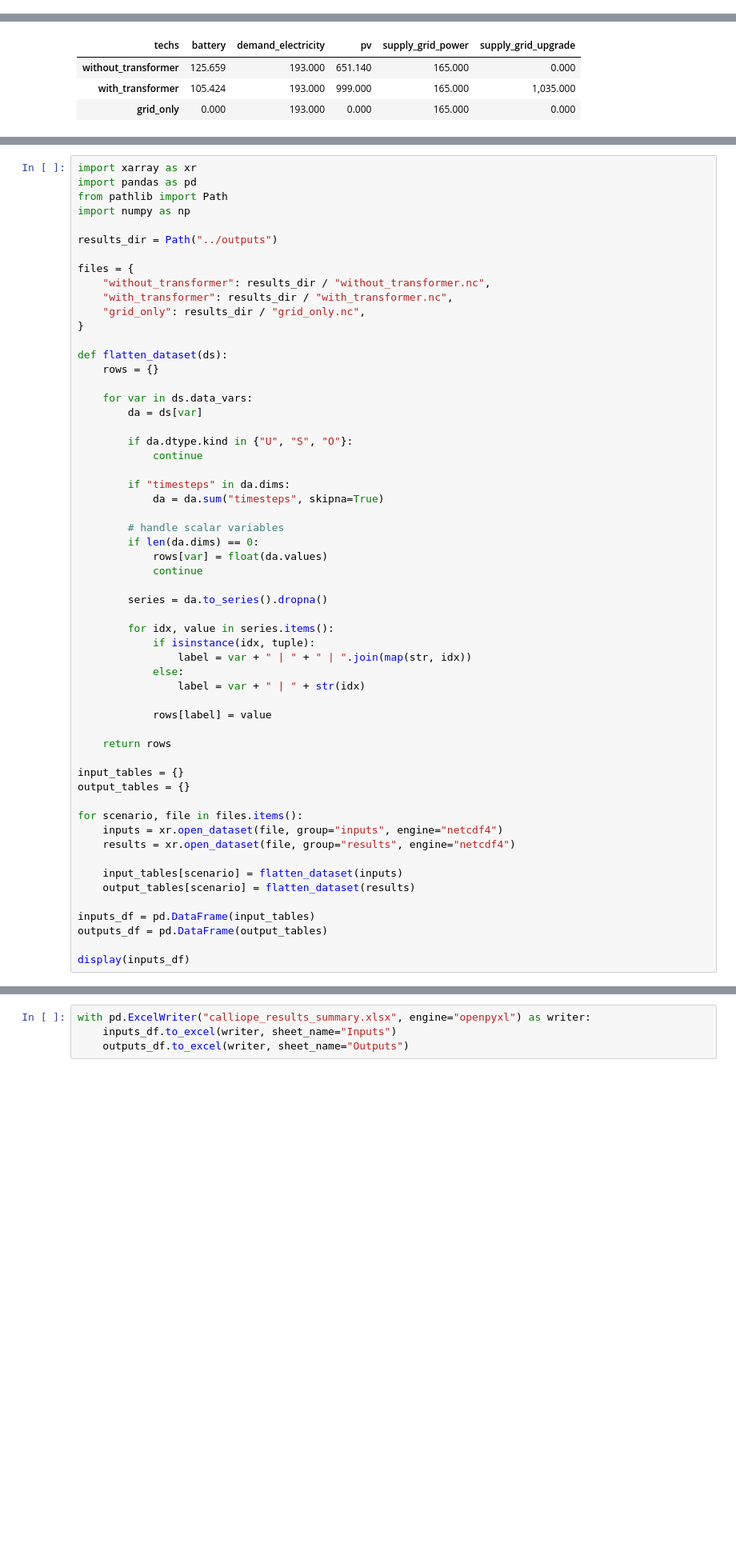
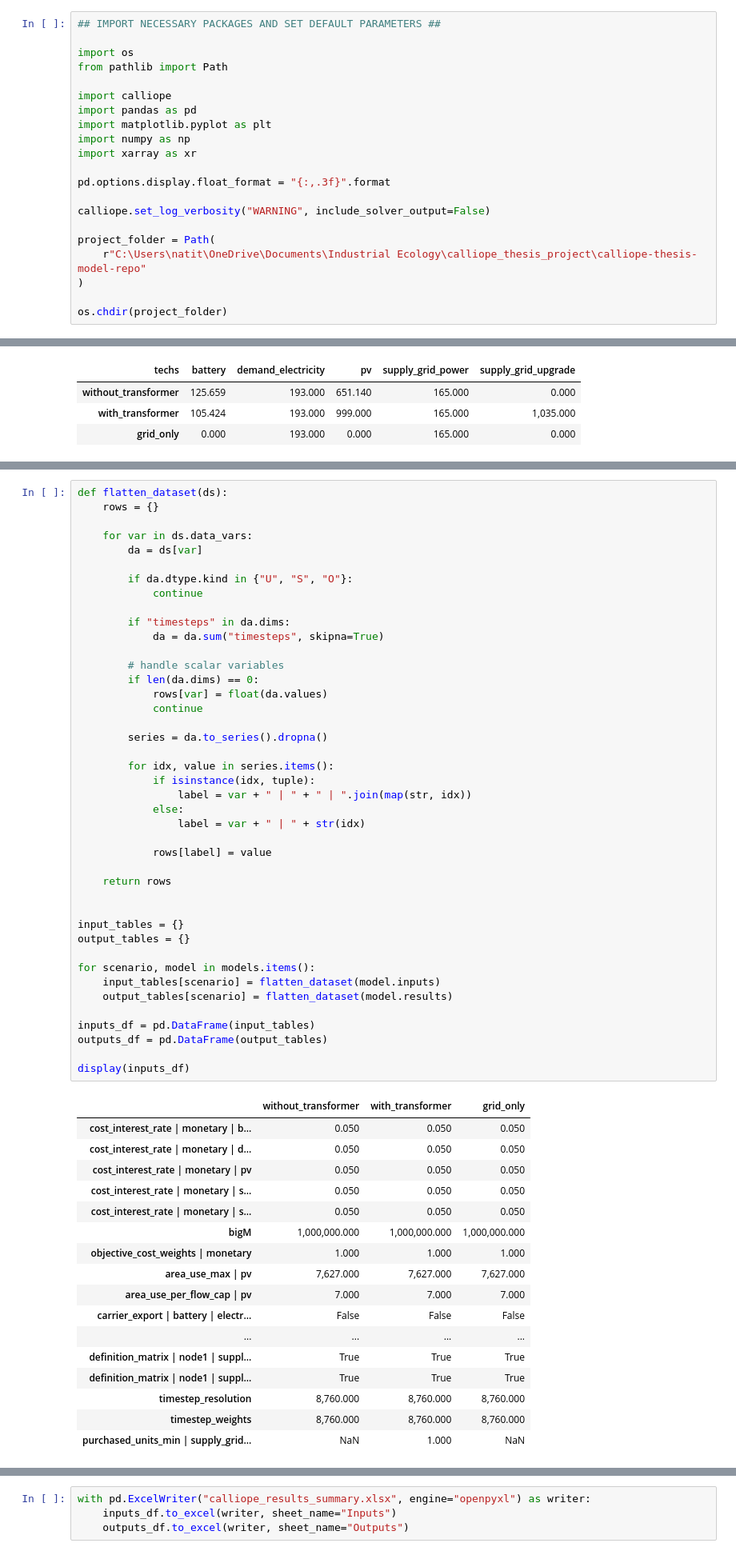
Before and after one commit to natitribaldos1/calliope-thesis-model-repo, a Jupyter notebook: notebooks/Calliope_Model_Run.ipynb, the cells around one changed output, grey strips where cells are left out. Shown at 80% size. Cells and saved outputs as stored; diff of their text form; blank space fills up the shorter version.

Commit message:
updated jupyter notebook to run model

```diff
--- a/notebooks/Calliope_Model_Run.ipynb
+++ b/notebooks/Calliope_Model_Run.ipynb
@@ -21,0 +1,21 @@ pd.options.display.float_format = "{:,.3f}".format
+# %%
+## IMPORT NECESSARY PACKAGES AND SET DEFAULT PARAMETERS ##
+
+import os
+from pathlib import Path
+
+import calliope
+import pandas as pd
+import matplotlib.pyplot as plt
+import numpy as np
+import xarray as xr
+
+pd.options.display.float_format = "{:,.3f}".format
+
+calliope.set_log_verbosity("WARNING", include_solver_output=False)
+
+project_folder = Path(
+    r"C:\Users\natit\OneDrive\Documents\Industrial Ecology\calliope_thesis_project\calliope-thesis-model-repo"
+)
+
+os.chdir(project_folder)
@@ -207,19 +257,6 @@ display(cost_df.round(3))
 | with_transformer | 210,000.000 | -27,306.030 | 716,167.866 | 101,856.164 | ... |
 | grid_only | 0.000 | 113,844.139 | 0.000 | 0.000 | ... |
 # %%
-import xarray as xr
-import pandas as pd
-from pathlib import Path
-import numpy as np
-
-results_dir = Path("../outputs")
-
-files = {
-    "without_transformer": results_dir / "without_transformer.nc",
-    "with_transformer": results_dir / "with_transformer.nc",
-    "grid_only": results_dir / "grid_only.nc",
-}
-
 def flatten_dataset(ds):
     rows = {}
 
@@ -230,38 +267,54 @@ def flatten_dataset(ds):
             continue
 
         if "timesteps" in da.dims:
             da = da.sum("timesteps", skipna=True)
 
         # handle scalar variables
         if len(da.dims) == 0:
             rows[var] = float(da.values)
             continue
 
         series = da.to_series().dropna()
 
         for idx, value in series.items():
             if isinstance(idx, tuple):
                 label = var + " | " + " | ".join(map(str, idx))
             else:
                 label = var + " | " + str(idx)
 
             rows[label] = value
 
     return rows
 
+
 input_tables = {}
 output_tables = {}
 
-for scenario, file in files.items():
-    inputs = xr.open_dataset(file, group="inputs", engine="netcdf4")
-    results = xr.open_dataset(file, group="results", engine="netcdf4")
-
-    input_tables[scenario] = flatten_dataset(inputs)
-    output_tables[scenario] = flatten_dataset(results)
+for scenario, model in models.items():
+    input_tables[scenario] = flatten_dataset(model.inputs)
+    output_tables[scenario] = flatten_dataset(model.results)
 
 inputs_df = pd.DataFrame(input_tables)
 outputs_df = pd.DataFrame(output_tables)
 
 display(inputs_df)
+# %% [output]
+|  | without_transformer | with_transformer | grid_only |
+| cost_interest_rate | monetary | b... | 0.050 | 0.050 | 0.050 |
+| cost_interest_rate | monetary | d... | 0.050 | 0.050 | 0.050 |
+| cost_interest_rate | monetary | pv | 0.050 | 0.050 | 0.050 |
+| cost_interest_rate | monetary | s... | 0.050 | 0.050 | 0.050 |
+| cost_interest_rate | monetary | s... | 0.050 | 0.050 | 0.050 |
+| bigM | 1,000,000.000 | 1,000,000.000 | 1,000,000.000 |
+| objective_cost_weights | monetary | 1.000 | 1.000 | 1.000 |
+| area_use_max | pv | 7,627.000 | 7,627.000 | 7,627.000 |
+| area_use_per_flow_cap | pv | 7.000 | 7.000 | 7.000 |
+| carrier_export | battery | electr... | False | False | False |
+| ... | ... | ... | ... |
+| definition_matrix | node1 | suppl... | True | True | True |
+| definition_matrix | node1 | suppl... | True | True | True |
+| timestep_resolution | 8,760.000 | 8,760.000 | 8,760.000 |
+| timestep_weights | 8,760.000 | 8,760.000 | 8,760.000 |
+| purchased_units_min | supply_grid... | NaN | 1.000 | NaN |
 # %%
 display(outputs_df)
```
Also changed, not shown: parts of 3 cells of this notebook, 1 other file.
